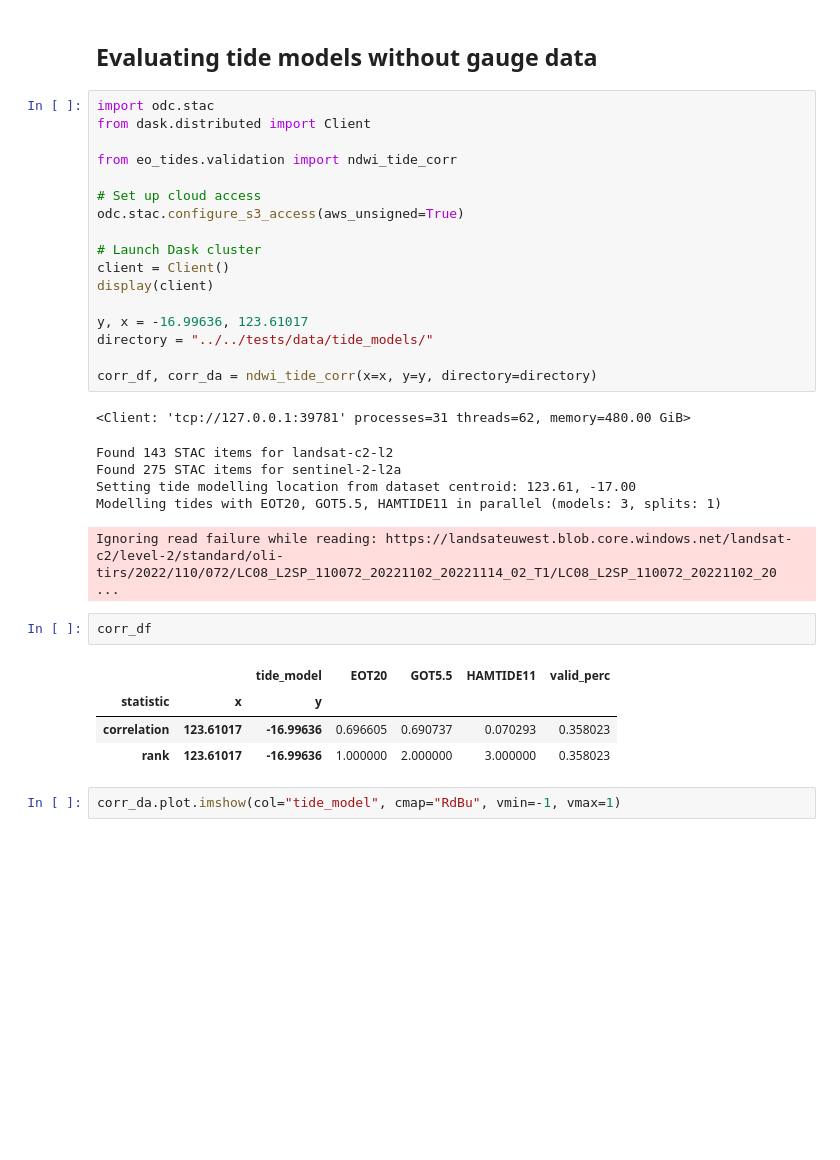
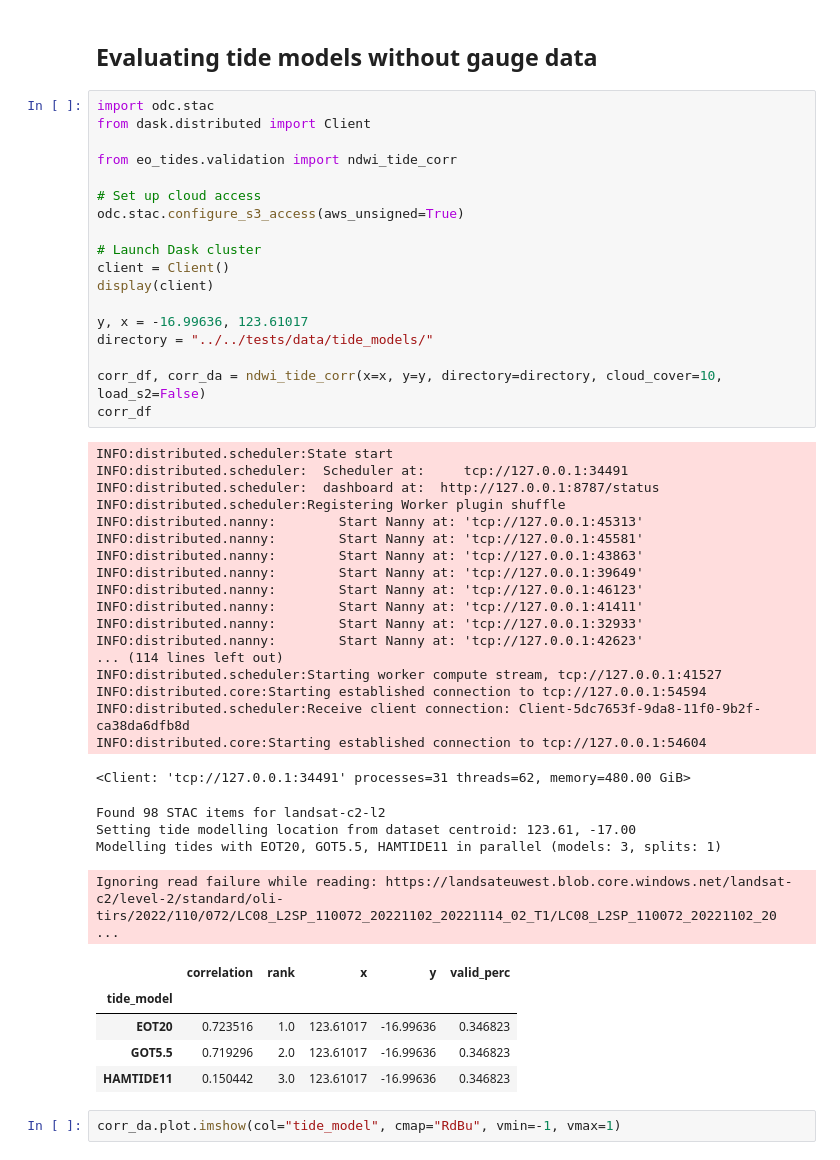
Before and after one commit to GeoscienceAustralia/eo-tides, a Jupyter notebook: docs/notebooks/Validating_tides.ipynb, the cells around one changed output. Drawn from its saved outputs; the diff is of its cells as text; blank space fills up the shorter version.

```diff
--- a/docs/notebooks/Validating_tides.ipynb
+++ b/docs/notebooks/Validating_tides.ipynb
@@ -205,34 +205,49 @@ As we can see above, at this location `GOT5.5` has the best overall accuracy as
 # %%
 import odc.stac
 from dask.distributed import Client
 
 from eo_tides.validation import ndwi_tide_corr
 
 # Set up cloud access
 odc.stac.configure_s3_access(aws_unsigned=True)
 
 # Launch Dask cluster
 client = Client()
 display(client)
 
 y, x = -16.99636, 123.61017
 directory = "../../tests/data/tide_models/"
 
-corr_df, corr_da = ndwi_tide_corr(x=x, y=y, directory=directory)
+corr_df, corr_da = ndwi_tide_corr(x=x, y=y, directory=directory, cloud_cover=10, load_s2=False)
+corr_df
 # %% [output]
-<Client: 'tcp://127.0.0.1:39781' processes=31 threads=62, memory=480.00 GiB>
+INFO:distributed.scheduler:State start
+INFO:distributed.scheduler:  Scheduler at:     tcp://127.0.0.1:34491
+INFO:distributed.scheduler:  dashboard at:  http://127.0.0.1:8787/status
+INFO:distributed.scheduler:Registering Worker plugin shuffle
+INFO:distributed.nanny:        Start Nanny at: 'tcp://127.0.0.1:45313'
+INFO:distributed.nanny:        Start Nanny at: 'tcp://127.0.0.1:45581'
+INFO:distributed.nanny:        Start Nanny at: 'tcp://127.0.0.1:43863'
+INFO:distributed.nanny:        Start Nanny at: 'tcp://127.0.0.1:39649'
+INFO:distributed.nanny:        Start Nanny at: 'tcp://127.0.0.1:46123'
+INFO:distributed.nanny:        Start Nanny at: 'tcp://127.0.0.1:41411'
+INFO:distributed.nanny:        Start Nanny at: 'tcp://127.0.0.1:32933'
+INFO:distributed.nanny:        Start Nanny at: 'tcp://127.0.0.1:42623'
+... (114 lines left out)
+INFO:distributed.scheduler:Starting worker compute stream, tcp://127.0.0.1:41527
+INFO:distributed.core:Starting established connection to tcp://127.0.0.1:54594
+INFO:distributed.scheduler:Receive client connection: Client-5dc7653f-9da8-11f0-9b2f-ca38da6dfb8d
+INFO:distributed.core:Starting established connection to tcp://127.0.0.1:54604
-Found 143 STAC items for landsat-c2-l2
-Found 275 STAC items for sentinel-2-l2a
-Setting tide modelling location from dataset centroid: 123.61, -17.00
-Modelling tides with EOT20, GOT5.5, HAMTIDE11 in parallel (models: 3, splits: 1)
+<Client: 'tcp://127.0.0.1:34491' processes=31 threads=62, memory=480.00 GiB>
-Ignoring read failure while reading: https://landsateuwest.blob.core.windows.net/landsat-c2/level-2/standard/oli-tirs/2022/110/072/LC08_L2SP_110072_20221102_20221114_02_T1/LC08_L2SP_110072_20221102_20 ...
+Found 98 STAC items for landsat-c2-l2
+Setting tide modelling location from dataset centroid: 123.61, -17.00
+Modelling tides with EOT20, GOT5.5, HAMTIDE11 in parallel (models: 3, splits: 1)
+Ignoring read failure while reading: https://landsateuwest.blob.core.windows.net/landsat-c2/level-2/standard/oli-tirs/2022/110/072/LC08_L2SP_110072_20221102_20221114_02_T1/LC08_L2SP_110072_20221102_20 ...
+|  | correlation | rank | x | y | valid_perc |
+| tide_model |  |  |  |  |  |
+| EOT20 | 0.723516 | 1.0 | 123.61017 | -16.99636 | 0.346823 |
+| GOT5.5 | 0.719296 | 2.0 | 123.61017 | -16.99636 | 0.346823 |
+| HAMTIDE11 | 0.150442 | 3.0 | 123.61017 | -16.99636 | 0.346823 |
-# %%
-corr_df
-# %% [output]
-|  |  | tide_model | EOT20 | GOT5.5 | HAMTIDE11 | valid_perc |
-| statistic | x | y |  |  |  |  |
-| correlation | 123.61017 | -16.99636 | 0.696605 | 0.690737 | 0.070293 | 0.358023 |
-| rank | 123.61017 | -16.99636 | 1.000000 | 2.000000 | 3.000000 | 0.358023 |
 # %%
 corr_da.plot.imshow(col="tide_model", cmap="RdBu", vmin=-1, vmax=1)
 # %% [output]
```
Also changed, not shown: parts of 1 cell of this notebook, 3 other files.
